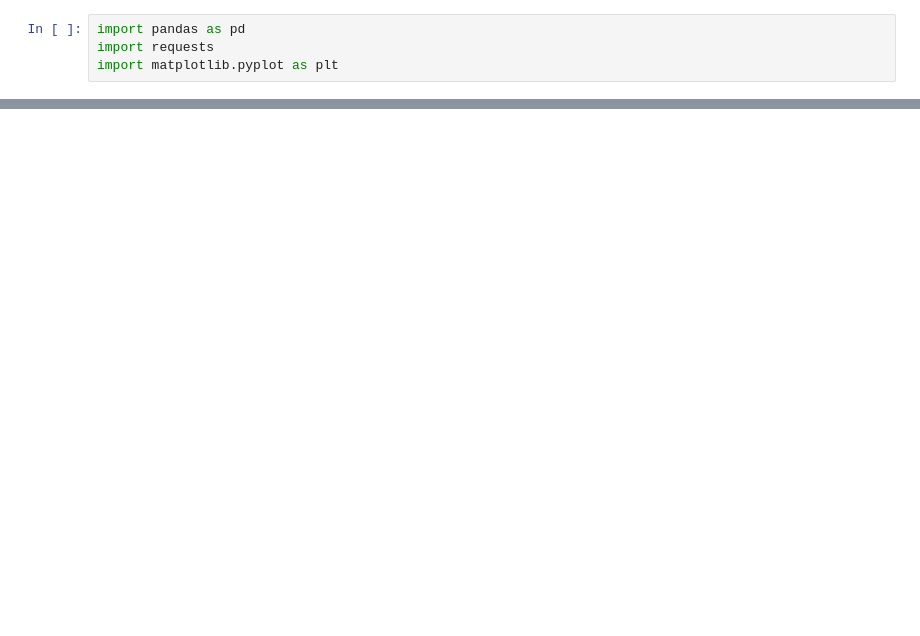
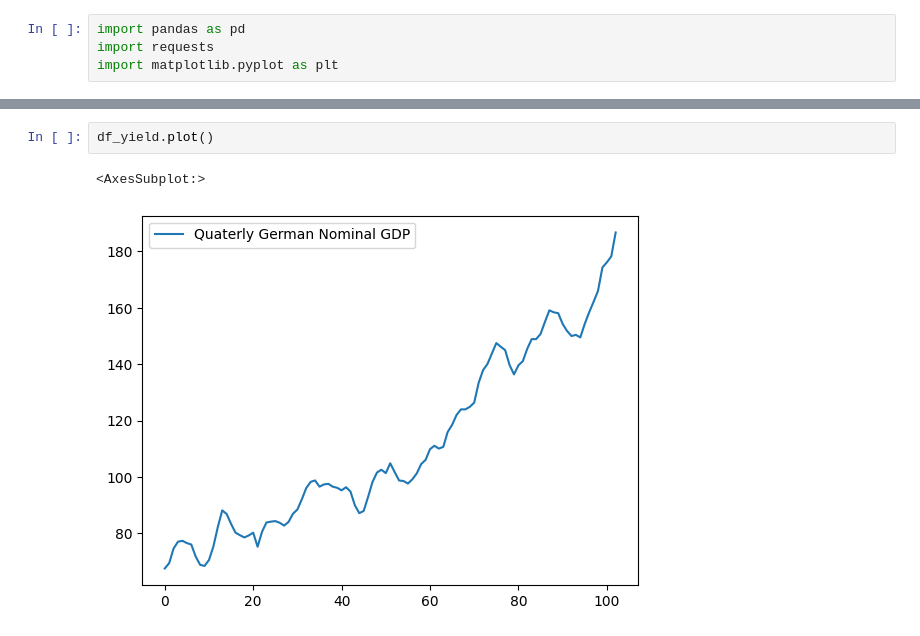
Before and after one commit to eduardo-contreras-dominguez/Time-Series-Analysis, a Jupyter notebook: Chapter 1 (Individual Time Series Analysis).ipynb, the cells around one changed output, grey strips where cells are left out. Cells and saved outputs as stored; diff of their text form; blank space fills up the shorter version.

```diff
--- a/Chapter 1 (Individual Time Series Analysis).ipynb
+++ b/Chapter 1 (Individual Time Series Analysis).ipynb
@@ -16,0 +47,5 @@ df_fix["Quaterly Changes"].plot()
+# %%
+df_yield.plot()
+# %% [output]
+<AxesSubplot:>
+[figure, added]
```
Also changed, not shown: parts of 10 cells of this notebook, 1 other file.
